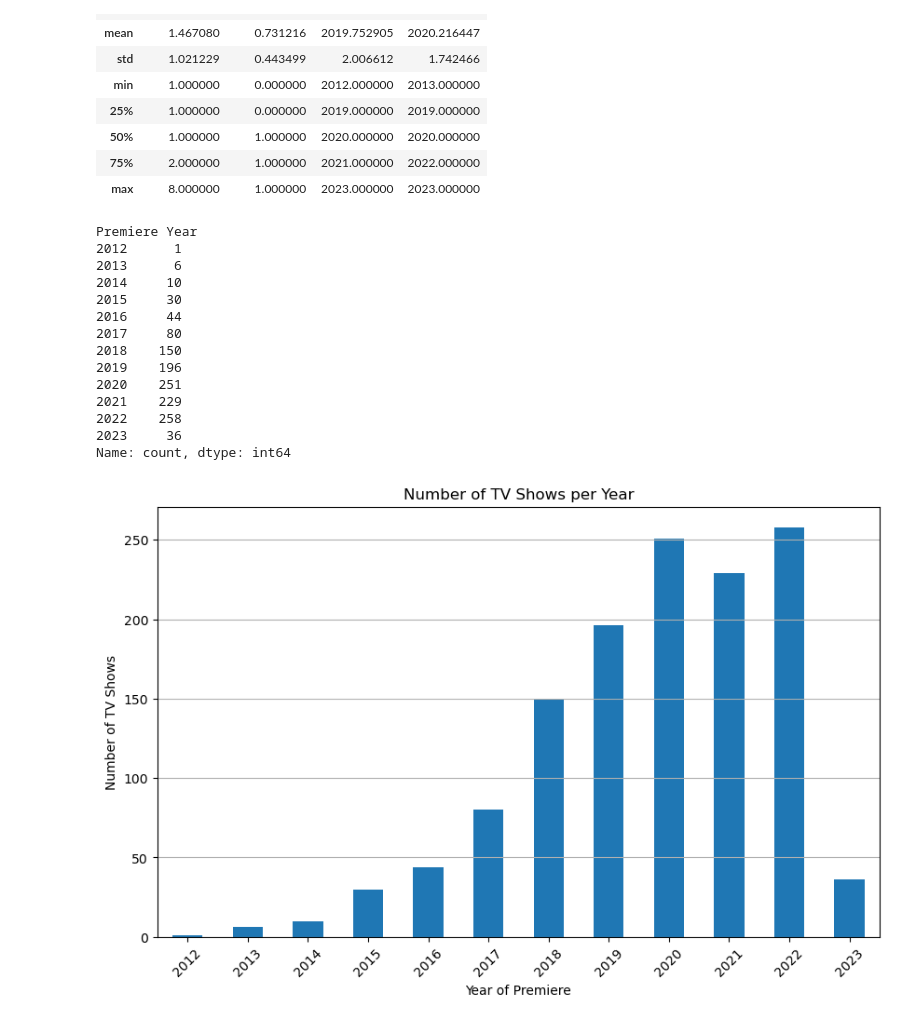
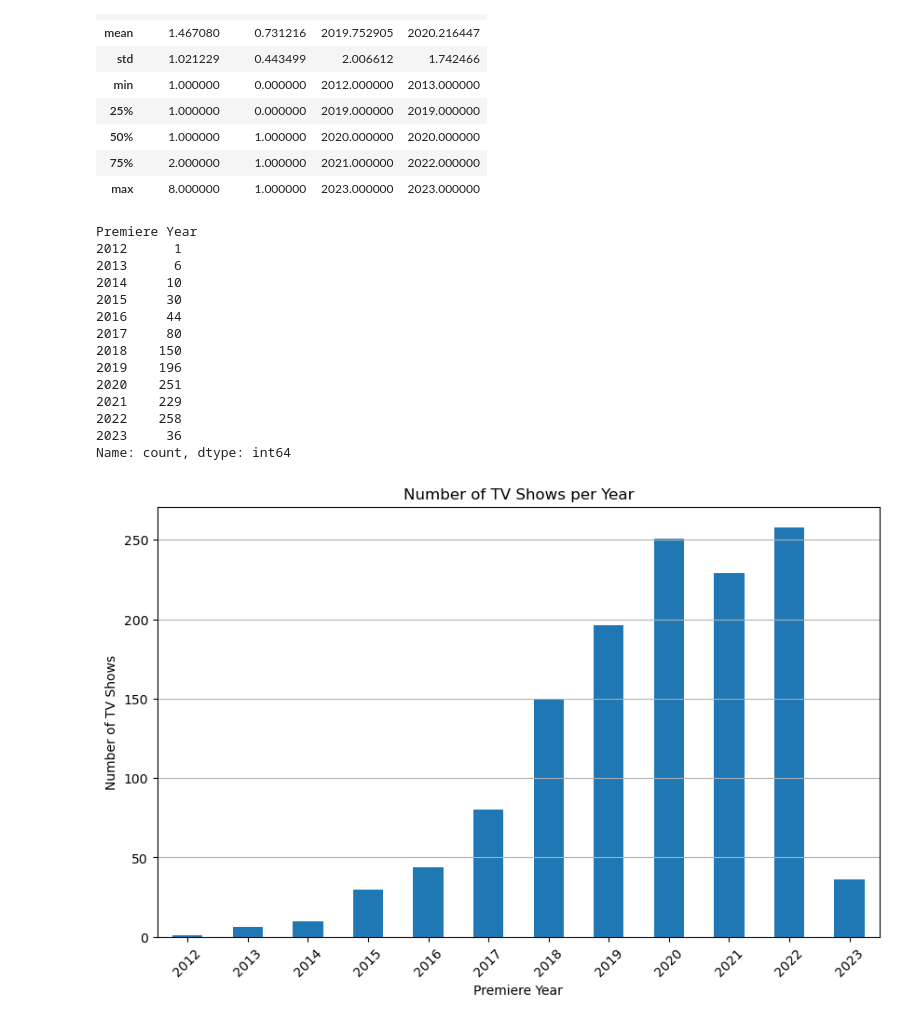
Before and after one commit to R-Byrd/project-one, a Jupyter notebook: Netflix_Statistical_Analysis_R.ipynb, the cells around one changed output. Cells and saved outputs as stored; diff of their text form; code cells hidden in the pictures.

```diff
--- a/Netflix_Statistical_Analysis_R.ipynb
+++ b/Netflix_Statistical_Analysis_R.ipynb
@@ -31,32 +31,32 @@ netflix_data_df.describe()
 # %%
 # Count the number of TV shows per year
 shows_per_year = netflix_data_df['Premiere Year'].value_counts().sort_index()
 
 # Print the results
 print(shows_per_year)
 
 # Plot the number of TV shows per year
 plt.figure(figsize=(10, 6))
 shows_per_year.plot(kind='bar')
 plt.title('Number of TV Shows per Year')
-plt.xlabel('Year of Premiere')
+plt.xlabel('Premiere Year')
 plt.ylabel('Number of TV Shows')
 plt.xticks(rotation=45)
 plt.grid(axis='y')
 plt.show()
 # %% [output]
 Premiere Year
 2012      1
 2013      6
 2014     10
 2015     30
 2016     44
 2017     80
 2018    150
 2019    196
 2020    251
 2021    229
 2022    258
 2023     36
 Name: count, dtype: int64
-[figure, old version]
+[figure, new version]
```
Also changed, not shown: parts of 3 cells of this notebook, 1 other file.
